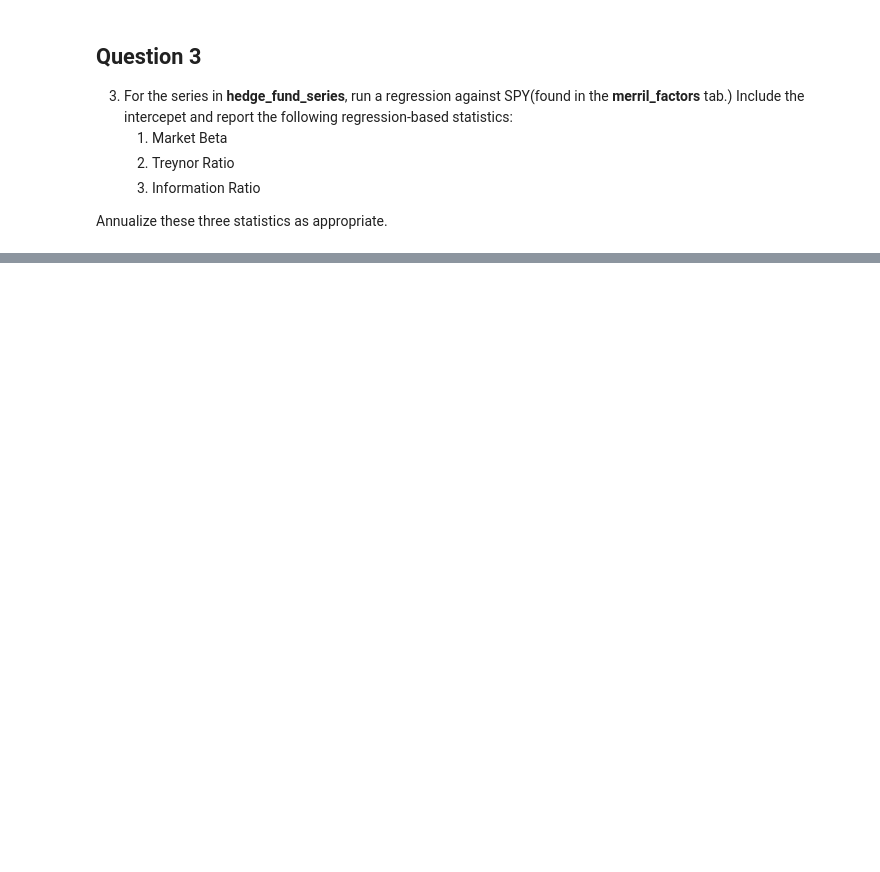
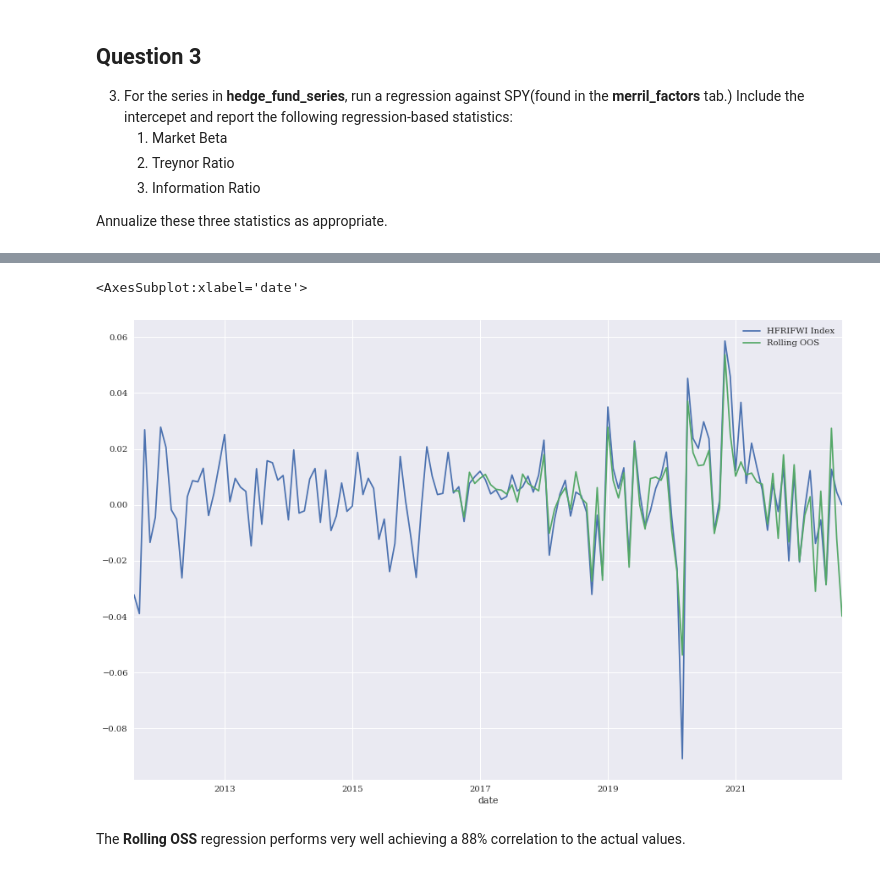
Before and after one commit to dcstein22/portfolio_theory, a Jupyter notebook: Homework_2.ipynb, the cells around one changed output, grey strips where cells are left out. Drawn from its saved outputs; the diff is of its cells as text; code cells hidden in the pictures; blank space fills up the shorter version.

```diff
--- a/Homework_2.ipynb
+++ b/Homework_2.ipynb
@@ -133,0 +231,6 @@ spy_ret = merrill_factors["SPY US Equity"]
+# %%
+hfri = hf_data["HFRIFWI Index"]
+x_merr = sm.add_constant(factor_data)
+hfri_regress = sm.OLS(hfri, x_merr).fit()
+params_int = pd.DataFrame(hfri_regress.params, columns = ["W-Intercept"])
+params_int
@@ -133,0 +293,5 @@ spy_ret = merrill_factors["SPY US Equity"]
+# %%
+
+model = RollingOLS(hfri, x_merr, window = 60)
+rolling_betas = model.fit().params.copy()
+rolling_betas
@@ -133,0 +313,11 @@ spy_ret = merrill_factors["SPY US Equity"]
+# %%
+# Calculating the respective fitted values according to the IS and OSS rolling regression models
+rep_IS = (rolling_betas*x_merr).sum(axis = 1, skipna = False)
+rep_OOS = (rolling_betas.shift()*x_merr).sum(axis =1 , skipna = False)
+# %%
+replication = hf_data[["HFRIFWI Index"]].copy()
+replication["Static Model IS"] = hfri_regress.fittedvalues
+replication["Rolling IS"] = rep_IS
+replication["Rolling OOS"] = rep_OOS
+
+replication.corr()
@@ -133,0 +330,8 @@ spy_ret = merrill_factors["SPY US Equity"]
+# %%
+test_train = pd.concat((replication["HFRIFWI Index"], replication["Rolling OOS"]), axis = 1)
+test_train.plot(figsize = (15,10))
+# %% [output]
+<AxesSubplot:xlabel='date'>
+[figure, added]
+# %% [markdown]
+The **Rolling OSS** regression performs very well achieving a 88% correlation to the actual values.
```
Also changed, not shown: parts of 29 cells of this notebook, 1 other file.
